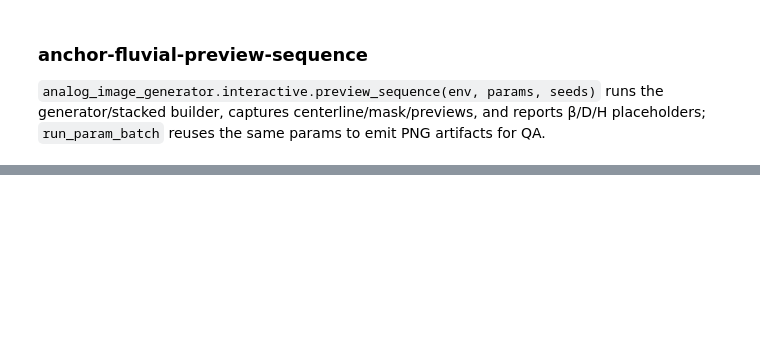
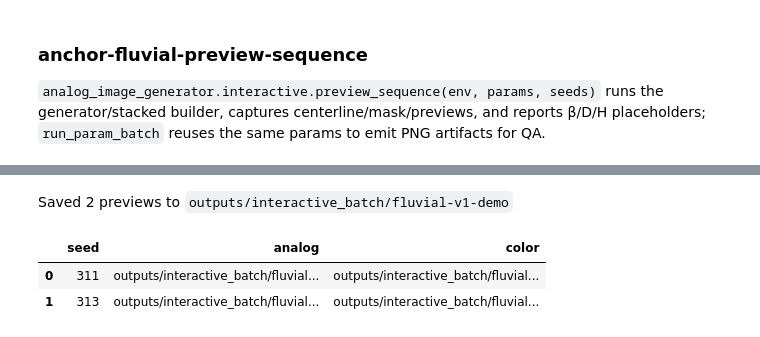
Before and after one commit to Zanzagar/analog_image_generator, a Jupyter notebook: notebooks/v20a_interactive_rebuild.ipynb, the cells around one changed output, grey strips where cells are left out. Drawn from its saved outputs; the diff is of its cells as text; code cells hidden in the pictures; blank space fills up the shorter version.

```diff
--- a/notebooks/v20a_interactive_rebuild.ipynb
+++ b/notebooks/v20a_interactive_rebuild.ipynb
@@ -37,0 +142,21 @@ checklist
+# %%
+# Queue run_param_batch exports referencing the current slider state
+batch_dir = Path("outputs/interactive_batch/fluvial-v1-demo")
+current_state = current_generator_params(interactive_panel)
+batch_records = interactive.run_param_batch(
+    "fluvial",
+    SLIDER_LIBRARY,
+    seeds=[311, 313],
+    output_dir=batch_dir,
+    style=current_state["style"],
+    mode=current_state.get("mode", "single"),
+    extra_params=current_state,
+)
+
+display(Markdown(f"Saved {len(batch_records)} previews to `{batch_dir}`"))
+pd.DataFrame(batch_records)
+# %% [output]
+Saved 2 previews to `outputs/interactive_batch/fluvial-v1-demo`
+|  | seed | analog | color |
+| 0 | 311 | outputs/interactive_batch/fluvial... | outputs/interactive_batch/fluvial... |
+| 1 | 313 | outputs/interactive_batch/fluvial... | outputs/interactive_batch/fluvial... |
```
Also changed, not shown: parts of 7 cells of this notebook, 1 other file.
